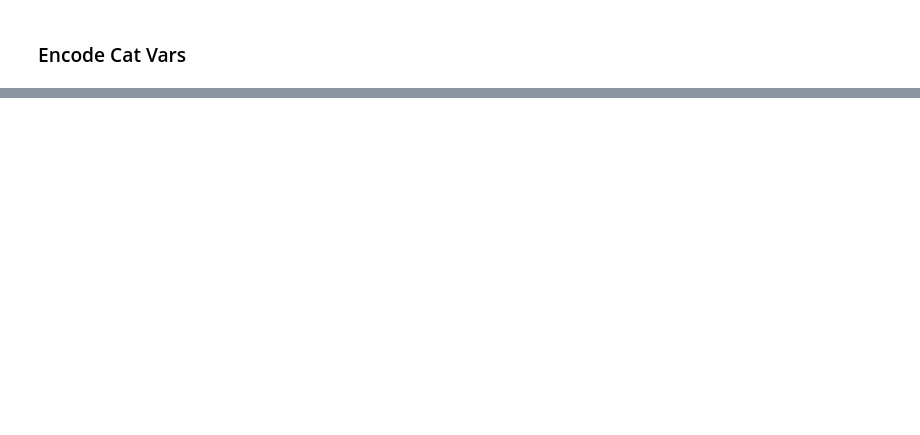
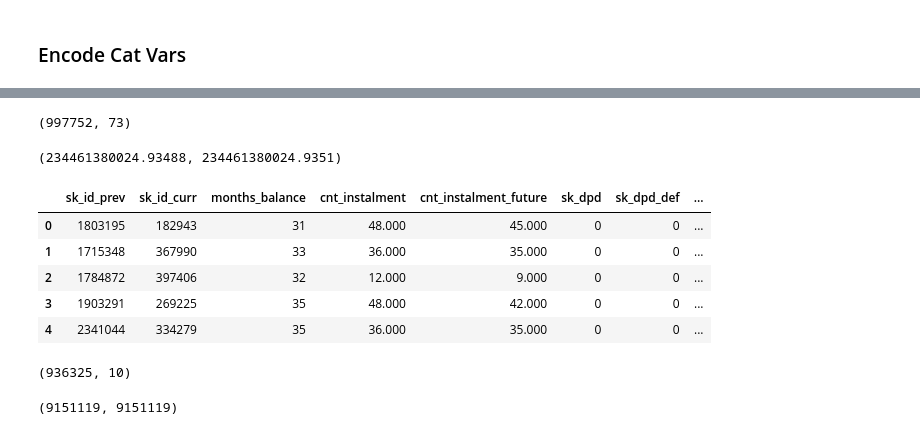
Before and after one commit to rshap91/home_credit_loans, a Jupyter notebook: Previous_Applications.ipynb, the cells around one changed output, grey strips where cells are left out. Saved outputs shown, nothing was run; the diff lists cells and outputs as text; code cells hidden in the pictures; blank space fills up the shorter version.

```diff
--- a/Previous_Applications.ipynb
+++ b/Previous_Applications.ipynb
@@ -12,6 +12,8 @@ sns.set_style('dark')
 plt.rcParams['figure.figsize'] = (9,6)
 np.set_printoptions(suppress=True)
 pd.options.display.max_columns = 150
+# %%
+pd.options.display.float_format =  lambda x: '{:,.3f}'.format(x)
 # %%
 def col_descrip(table, col):
     "Looks up column description for given table"
@@ -410,0 +253,42 @@ prev_apps.to_csv('clean_data/prev_apps.csv', index=False)
+# %%
+# group by sk_id_prev
+# drop installment number becaise it will aggregate otherwise
+agg_dic = dict.fromkeys(payments.select_dtypes('number').columns.tolist(), 'sum')
+agg_dic['days_instalment'] = 'mean' # can't sum number of days since installment
+drop_cols = ['num_instalment_number']
+for d in drop_cols:
+    del agg_dic[d]
+
+payments_agg = payments.drop('num_instalment_number', axis=1).groupby(['sk_id_curr', 'sk_id_prev']).agg(agg_dic).reset_index()
+payments_agg.shape
+# %% [output]
+(997752, 73)
+# %%
+payments.amt_payment.sum(), payments_agg.amt_payment.sum()
+# %% [output]
+(234461380024.93488, 234461380024.9351)
+# %%
+pos.head()
+# %% [output]
+|  | sk_id_prev | sk_id_curr | months_balance | cnt_instalment | cnt_instalment_future | sk_dpd | sk_dpd_def | ... |
+| 0 | 1803195 | 182943 | 31 | 48.000 | 45.000 | 0 | 0 | ... |
+| 1 | 1715348 | 367990 | 33 | 36.000 | 35.000 | 0 | 0 | ... |
+| 2 | 1784872 | 397406 | 32 | 12.000 | 9.000 | 0 | 0 | ... |
+| 3 | 1903291 | 269225 | 35 | 48.000 | 42.000 | 0 | 0 | ... |
+| 4 | 2341044 | 334279 | 35 | 36.000 | 35.000 | 0 | 0 | ... |
+# %%
+agg_dic = dict.fromkeys(pos.select_dtypes('number').columns.tolist(), 'sum')
+mean_cols = ['months_balance', 'sk_dpd']
+drop_cols = ['cnt_instalment', 'cnt_instalment_future', 'sk_dpd_def']
+for c in mean_cols:
+    agg_dic[c] = 'mean'
+for d in drop_cols:
+    del agg_dic[d]
+pos_agg = pos.drop(drop_cols, axis=1).groupby(['sk_id_curr', 'sk_id_prev']).agg(agg_dic).reset_index()
+pos_agg.shape
+# %% [output]
+(936325, 10)
+# %%
+pos.name_contract_status_Active.sum(), pos_agg.name_contract_status_Active.sum()
+# %% [output]
+(9151119, 9151119)
```
Also changed, not shown: parts of 34 cells of this notebook, 5 other files.
